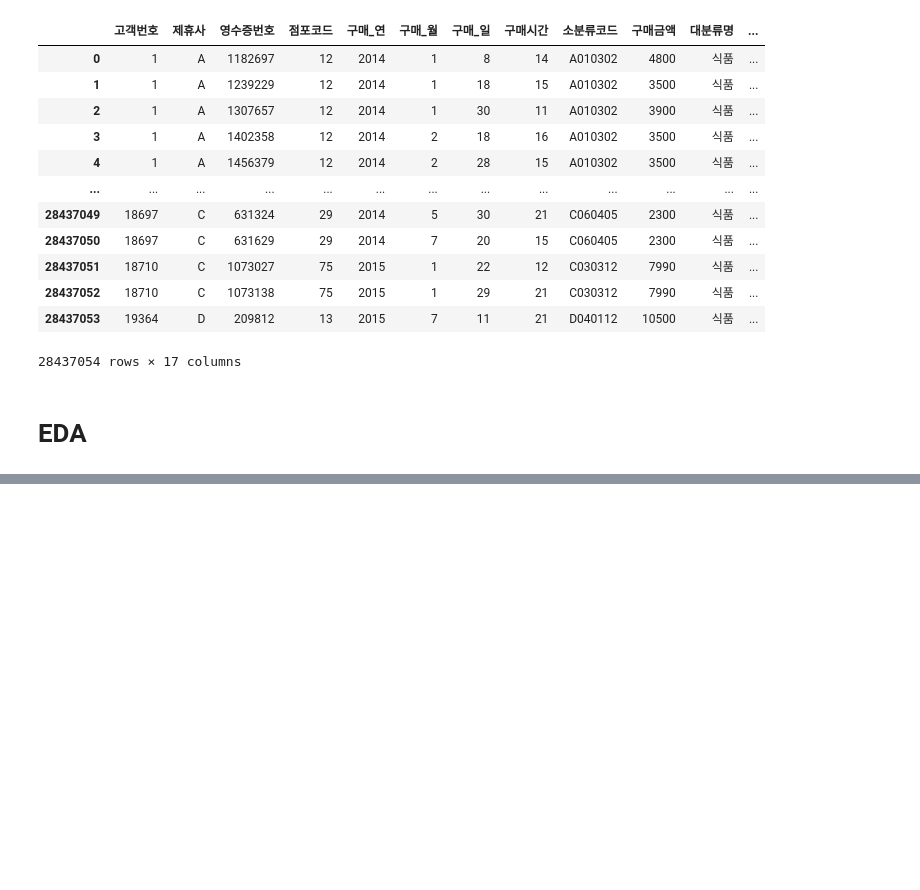
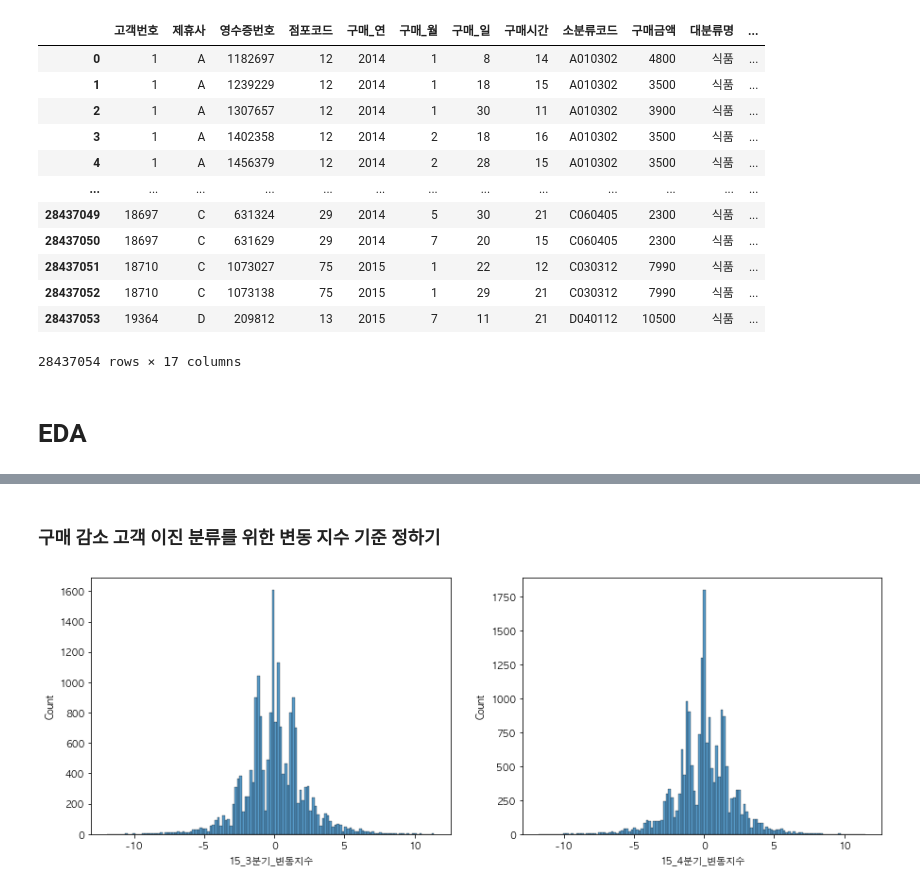
Before and after one commit to PKLH/cakd_LP, a Jupyter notebook: WorkSpace/Han/EDA_HAN.ipynb, the cells around one changed output, grey strips where cells are left out. Saved outputs shown, nothing was run; the diff lists cells and outputs as text; code cells hidden in the pictures; blank space fills up the shorter version.

```diff
--- a/WorkSpace/Han/EDA_HAN.ipynb
+++ b/WorkSpace/Han/EDA_HAN.ipynb
@@ -353,0 +238,11 @@ plt.show()
+# %% [markdown]
+### 구매 감소 고객 이진 분류를 위한 변동 지수 기준 정하기
+# %%
+plt.figure(figsize=(15,5))
+plt.subplot(1,2,1)
+sns.histplot(final_pp_purprd_prodcl['15_3분기_변동지수'])
+plt.subplot(1,2,2)
+sns.histplot(final_pp_purprd_prodcl['15_4분기_변동지수'])
+plt.show()
+# %% [output]
+[figure, added]
```
Also changed, not shown: parts of 38 cells of this notebook, 3 other files.
